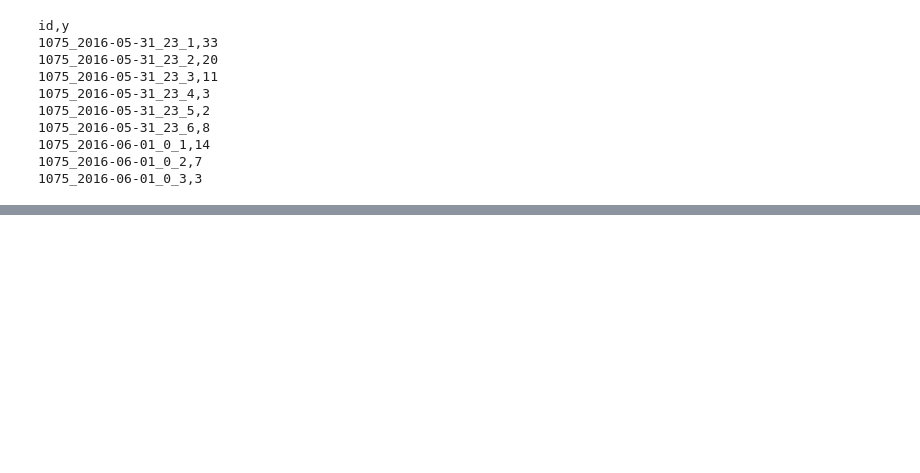
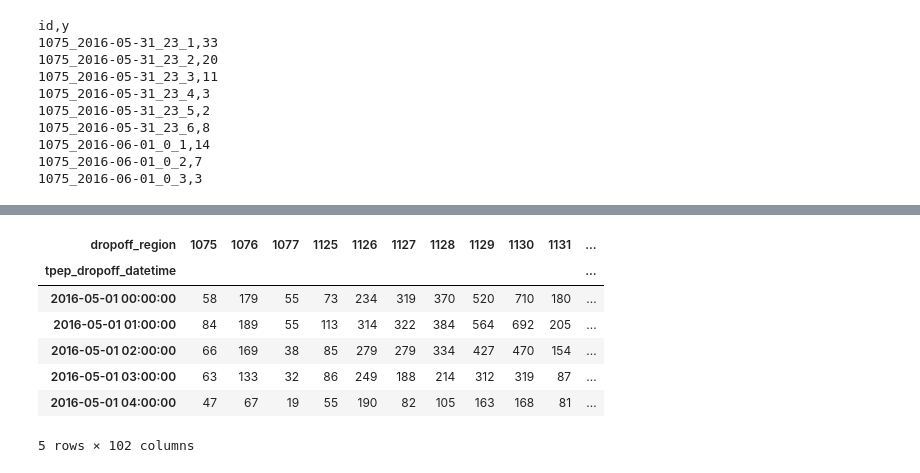
Before and after one commit to kashevg/coursera, a Jupyter notebook: final/taxi-week6.ipynb, the cells around one changed output, grey strips where cells are left out. Cells and saved outputs as stored; diff of their text form; code cells hidden in the pictures; blank space fills up the shorter version.

```diff
--- a/final/taxi-week6.ipynb
+++ b/final/taxi-week6.ipynb
@@ -358,0 +389,13 @@ Eugene K
+# %%
+do_df_may = loader.load_month(2016, 5, drop_off=True)[regs]
+do_df_may.to_csv('data/drop_off_may16.csv', sep=';', header=True)
+do_df_may.head()
+# %% [output]
+| dropoff_region | 1075 | 1076 | 1077 | 1125 | 1126 | 1127 | 1128 | 1129 | 1130 | 1131 | ... |
+| tpep_dropoff_datetime |  |  |  |  |  |  |  |  |  |  | ... |
+| 2016-05-01 00:00:00 | 58 | 179 | 55 | 73 | 234 | 319 | 370 | 520 | 710 | 180 | ... |
+| 2016-05-01 01:00:00 | 84 | 189 | 55 | 113 | 314 | 322 | 384 | 564 | 692 | 205 | ... |
+| 2016-05-01 02:00:00 | 66 | 169 | 38 | 85 | 279 | 279 | 334 | 427 | 470 | 154 | ... |
+| 2016-05-01 03:00:00 | 63 | 133 | 32 | 86 | 249 | 188 | 214 | 312 | 319 | 87 | ... |
+| 2016-05-01 04:00:00 | 47 | 67 | 19 | 55 | 190 | 82 | 105 | 163 | 168 | 81 | ... |
+5 rows × 102 columns
```
Also changed, not shown: parts of 60 cells of this notebook, 50 other files.
